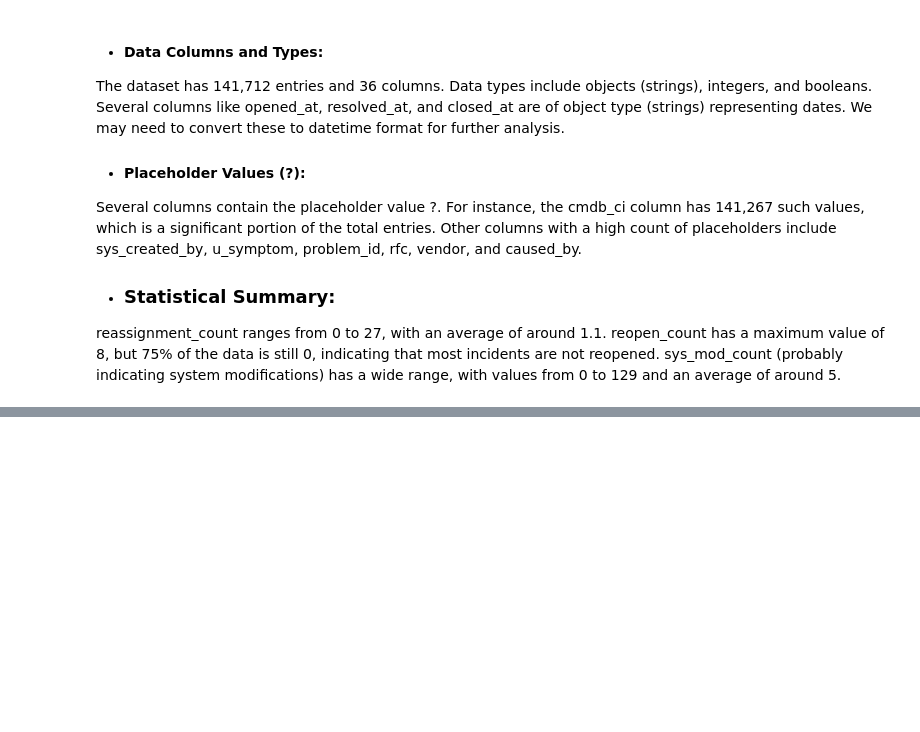
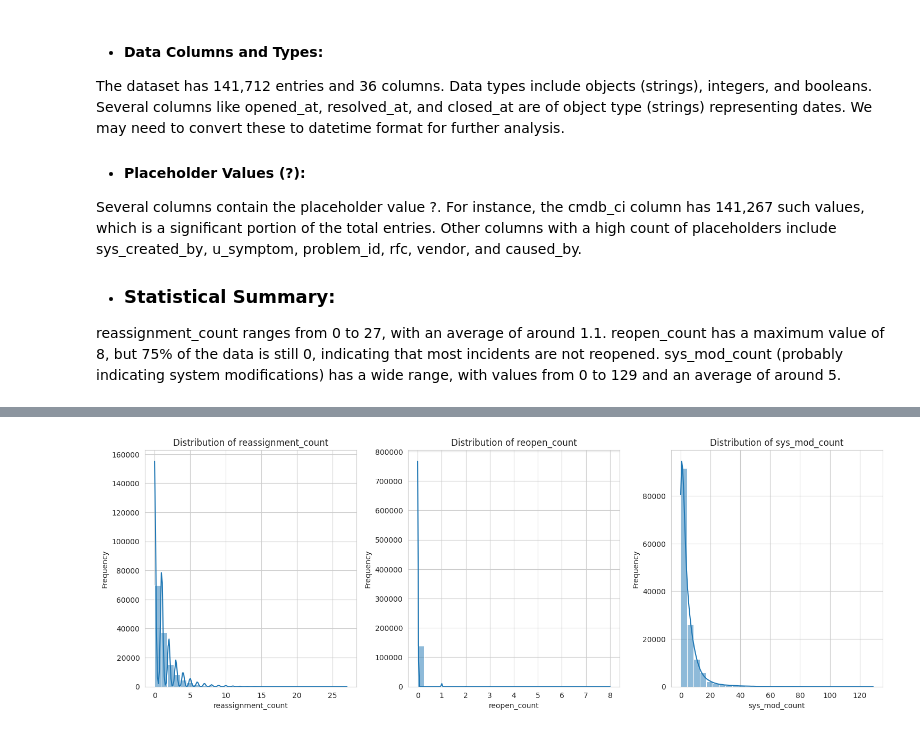
Before and after one commit to azizharouna/CloudIncidentForcaster, a Jupyter notebook: 1_data_analysis_and_inspection.ipynb, the cells around one changed output, grey strips where cells are left out. Drawn from its saved outputs; the diff is of its cells as text; code cells hidden in the pictures; blank space fills up the shorter version.

Commit message:
Checked the distributions

```diff
--- a/1_data_analysis_and_inspection.ipynb
+++ b/1_data_analysis_and_inspection.ipynb
@@ -86,0 +109,19 @@ sys_mod_count (probably indicating system modifications) has a wide range, with
+# %%
+# Setting up the plotting environment
+sns.set_style("whitegrid")
+plt.figure(figsize=(15, 10))
+
+# Plotting the distribution of the numerical columns
+numerical_columns = ['reassignment_count', 'reopen_count', 'sys_mod_count']
+
+for i, column in enumerate(numerical_columns, 1):
+    plt.subplot(2, 3, i)
+    sns.histplot(data[column], kde=True, bins=30)
+    plt.title(f'Distribution of {column}')
+    plt.xlabel(column)
+    plt.ylabel('Frequency')
+
+plt.tight_layout()
+plt.show()
+# %% [output]
+[figure, added]
```
Also changed, not shown: parts of 5 cells of this notebook, 1 other file.
